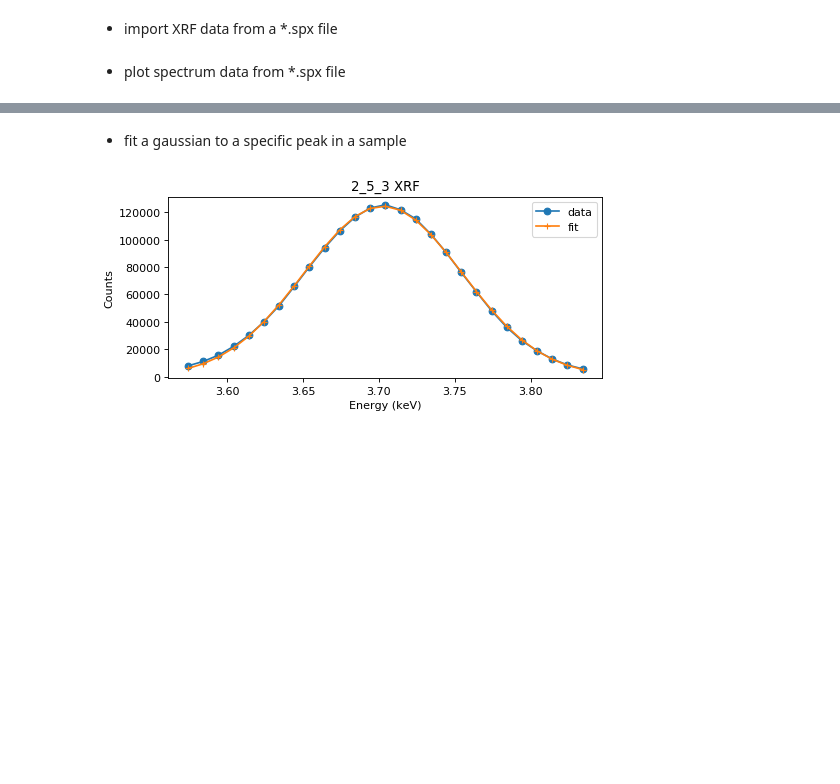
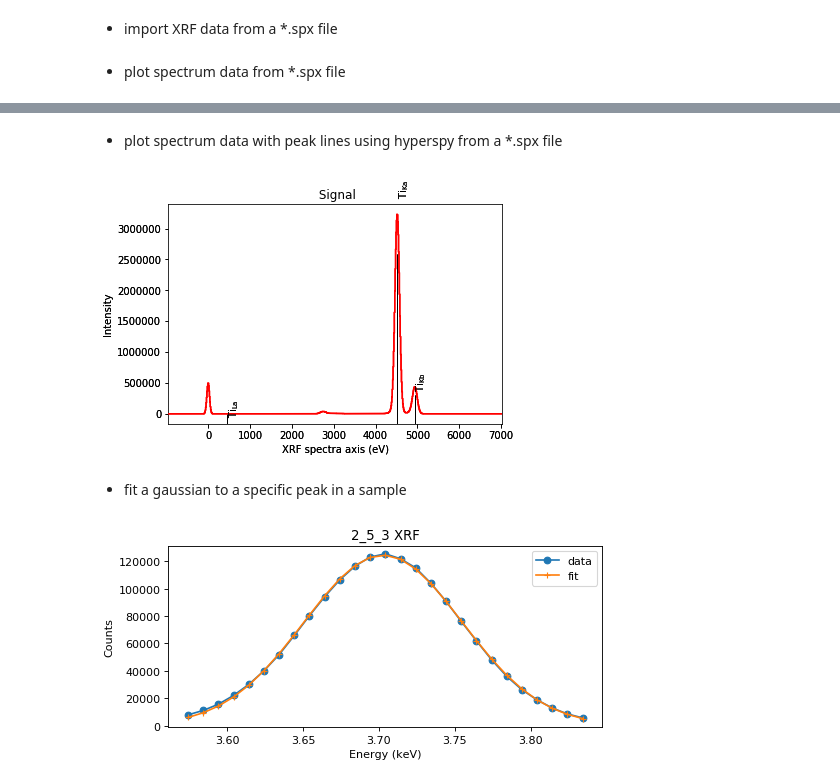
Before and after one commit to thevincentlan/NIST_PREP_SUMMER_2020, a Jupyter notebook: NIST_PREP_SUMMER_2020.ipynb, the cells around one changed output, grey strips where cells are left out. Drawn from its saved outputs; the diff is of its cells as text; code cells hidden in the pictures; blank space fills up the shorter version.

Commit message:
added Ti Hyperspy

```diff
--- a/NIST_PREP_SUMMER_2020.ipynb
+++ b/NIST_PREP_SUMMER_2020.ipynb
@@ -61,3 +65,17 @@ plt.show()
+# %% [markdown]
+- plot spectrum data with peak lines using hyperspy from a *.spx file
+# %%
+Ti_XRF = hs.signals.EDSSEMSpectrum(Ti.channels)
+Ti_XRF.set_microscope_parameters(50000)
+Ti_XRF.axes_manager[0].name = 'XRF spectra'
+Ti_XRF.axes_manager[0].offset = Ti.calibration_abs
+Ti_XRF.axes_manager[0].scale = Ti.calibration_lin
+Ti_XRF.axes_manager[0].units = 'eV'
+Ti_XRF.add_elements(['Ti'])
+Ti_XRF.crop_signal1D(0, 800)
+Ti_XRF.plot(True)
+# %% [output]
+[figure, added]
 # %% [markdown]
 - fit a gaussian to a specific peak in a sample
 # %%
```
Also changed, not shown: parts of 3 cells of this notebook.
